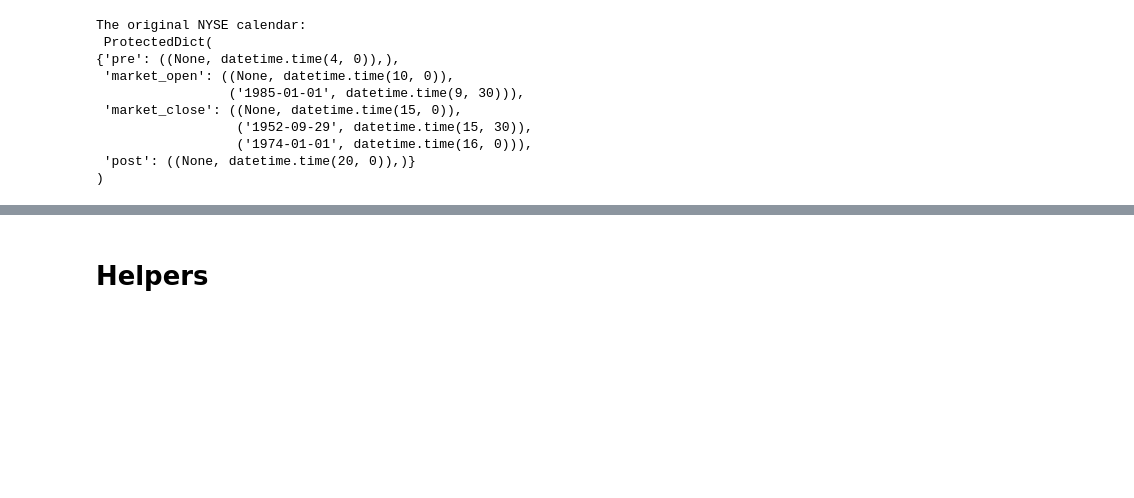
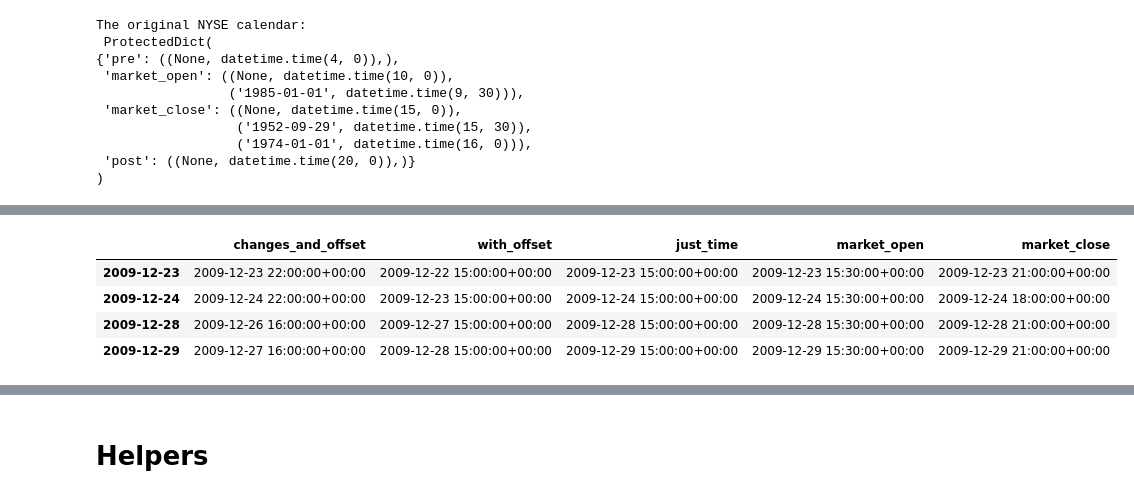
Before and after one commit to rsheftel/pandas_market_calendars, a Jupyter notebook: examples/usage.ipynb, the cells around one changed output, grey strips where cells are left out. Saved outputs shown, nothing was run; the diff lists cells and outputs as text; code cells hidden in the pictures; blank space fills up the shorter version.

```diff
--- a/examples/usage.ipynb
+++ b/examples/usage.ipynb
@@ -175,0 +262,9 @@ cal.schedule(start, end, force_special_times= False)
+# %%
+# False - will only adjust the columns itself (changes_and_offset left alone, market_close adjusted)
+cal.schedule("2009-12-23", "2009-12-29", market_times= "all", force_special_times= False)
+# %% [output]
+|  | changes_and_offset | with_offset | just_time | market_open | market_close |
+| 2009-12-23 | 2009-12-23 22:00:00+00:00 | 2009-12-22 15:00:00+00:00 | 2009-12-23 15:00:00+00:00 | 2009-12-23 15:30:00+00:00 | 2009-12-23 21:00:00+00:00 |
+| 2009-12-24 | 2009-12-24 22:00:00+00:00 | 2009-12-23 15:00:00+00:00 | 2009-12-24 15:00:00+00:00 | 2009-12-24 15:30:00+00:00 | 2009-12-24 18:00:00+00:00 |
+| 2009-12-28 | 2009-12-26 16:00:00+00:00 | 2009-12-27 15:00:00+00:00 | 2009-12-28 15:00:00+00:00 | 2009-12-28 15:30:00+00:00 | 2009-12-28 21:00:00+00:00 |
+| 2009-12-29 | 2009-12-27 16:00:00+00:00 | 2009-12-28 15:00:00+00:00 | 2009-12-29 15:00:00+00:00 | 2009-12-29 15:30:00+00:00 | 2009-12-29 21:00:00+00:00 |
```
Also changed, not shown: parts of 68 cells of this notebook, 2 other files.
